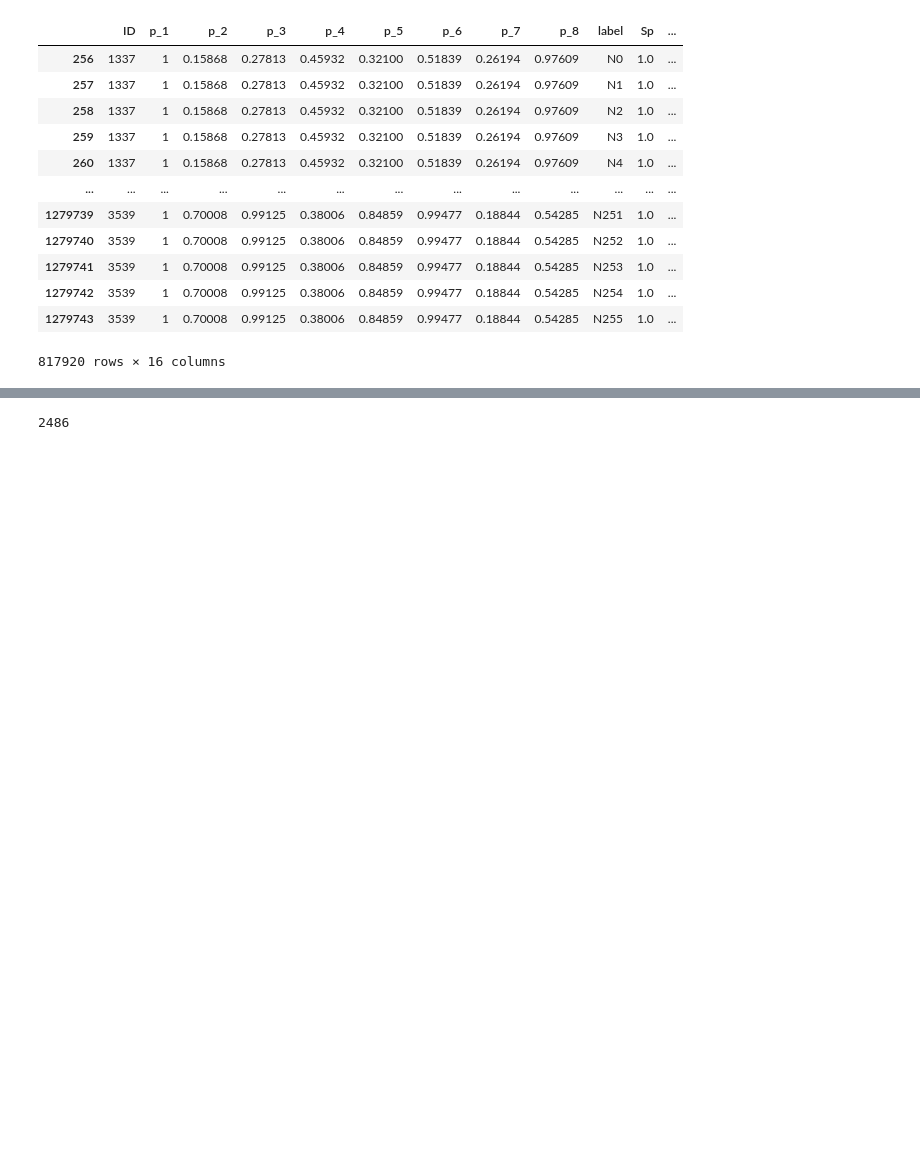
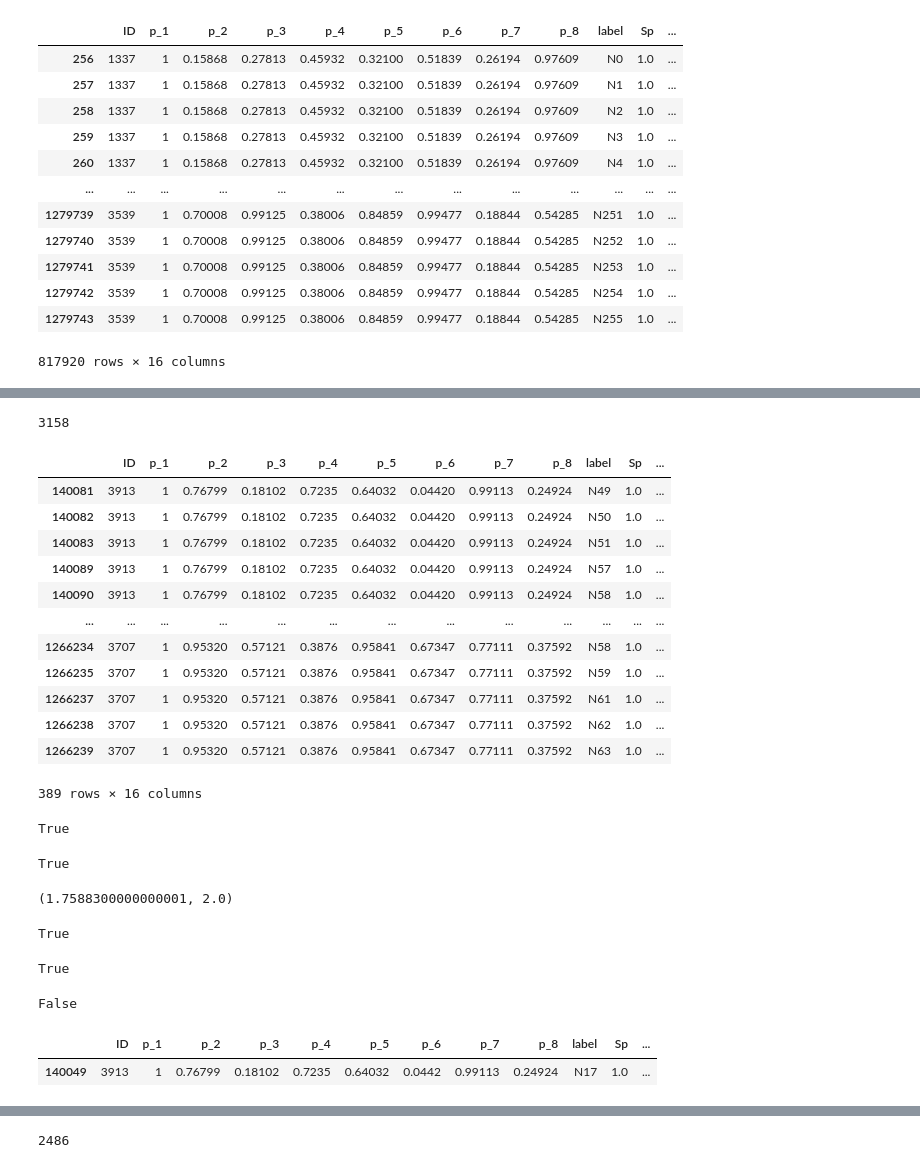
Before and after one commit to Nikoleta-v3/conditional-cooperation-with-longer-memory, a Jupyter notebook: notebooks/Three bit case.ipynb, the cells around one changed output, grey strips where cells are left out. Saved outputs shown, nothing was run; the diff lists cells and outputs as text; code cells hidden in the pictures; blank space fills up the shorter version.

```diff
--- a/notebooks/Three bit case.ipynb
+++ b/notebooks/Three bit case.ipynb
@@ -289,0 +308,28 @@ deterministic_transitions = list(itertools.product([0, 1], repeat=8))
+# %%
+C = noneq[(noneq['label'] == 'N102') & (noneq['condition A'] == False)]['ID'].unique()
+# %%
+E = noneq[(noneq['label'] == 'N85') & (noneq['condition A'] == False)]['ID'].unique()
+# %%
+D = set(A).union(set(B)).union(set(C)).union(set(E))
+# %%
+len(D)
+# %% [output]
+3158
+# %%
+the_rest = noneq[~noneq['ID'].isin(D)]
+# %%
+the_rest[the_rest['condition A'] == False]
+# %% [output]
+|  | ID | p_1 | p_2 | p_3 | p_4 | p_5 | p_6 | p_7 | p_8 | label | Sp | ... |
+| 140081 | 3913 | 1 | 0.76799 | 0.18102 | 0.7235 | 0.64032 | 0.04420 | 0.99113 | 0.24924 | N49 | 1.0 | ... |
+| 140082 | 3913 | 1 | 0.76799 | 0.18102 | 0.7235 | 0.64032 | 0.04420 | 0.99113 | 0.24924 | N50 | 1.0 | ... |
+| 140083 | 3913 | 1 | 0.76799 | 0.18102 | 0.7235 | 0.64032 | 0.04420 | 0.99113 | 0.24924 | N51 | 1.0 | ... |
+| 140089 | 3913 | 1 | 0.76799 | 0.18102 | 0.7235 | 0.64032 | 0.04420 | 0.99113 | 0.24924 | N57 | 1.0 | ... |
+| 140090 | 3913 | 1 | 0.76799 | 0.18102 | 0.7235 | 0.64032 | 0.04420 | 0.99113 | 0.24924 | N58 | 1.0 | ... |
+| ... | ... | ... | ... | ... | ... | ... | ... | ... | ... | ... | ... | ... |
+| 1266234 | 3707 | 1 | 0.95320 | 0.57121 | 0.3876 | 0.95841 | 0.67347 | 0.77111 | 0.37592 | N58 | 1.0 | ... |
+| 1266235 | 3707 | 1 | 0.95320 | 0.57121 | 0.3876 | 0.95841 | 0.67347 | 0.77111 | 0.37592 | N59 | 1.0 | ... |
+| 1266237 | 3707 | 1 | 0.95320 | 0.57121 | 0.3876 | 0.95841 | 0.67347 | 0.77111 | 0.37592 | N61 | 1.0 | ... |
+| 1266238 | 3707 | 1 | 0.95320 | 0.57121 | 0.3876 | 0.95841 | 0.67347 | 0.77111 | 0.37592 | N62 | 1.0 | ... |
+| 1266239 | 3707 | 1 | 0.95320 | 0.57121 | 0.3876 | 0.95841 | 0.67347 | 0.77111 | 0.37592 | N63 | 1.0 | ... |
+389 rows × 16 columns
@@ -289,0 +338,31 @@ deterministic_transitions = list(itertools.product([0, 1], repeat=8))
+# %%
+bval, cval = 2, 1
+
+pvals[7] <= 1 - cval / bval
+# %% [output]
+True
+# %%
+pvals[3] + pvals[5] + pvals[6] < 3 - 2 * cval / bval
+# %% [output]
+True
+# %%
+pvals[3] + pvals[5] + pvals[6], 3 - 2 * cval / bval
+# %% [output]
+(1.7588300000000001, 2.0)
+# %%
+pvals[1] + pvals[2] + pvals[4] <= 3 -  cval / bval
+# %% [output]
+True
+# %%
+pvals[2] + pvals[5]  <= 2 - cval / bval
+# %% [output]
+True
+# %%
+pvals[1] + pvals[3] + pvals[4] + pvals[6]  <= 2 * ( 2 - cval / bval)
+# %% [output]
+False
+# %%
+noneq[(noneq['ID'] == 3913) & (noneq['label'] == "N17")]
+# %% [output]
+|  | ID | p_1 | p_2 | p_3 | p_4 | p_5 | p_6 | p_7 | p_8 | label | Sp | ... |
+| 140049 | 3913 | 1 | 0.76799 | 0.18102 | 0.7235 | 0.64032 | 0.0442 | 0.99113 | 0.24924 | N17 | 1.0 | ... |
```
Also changed, not shown: parts of 145 cells of this notebook, 3 other files.
